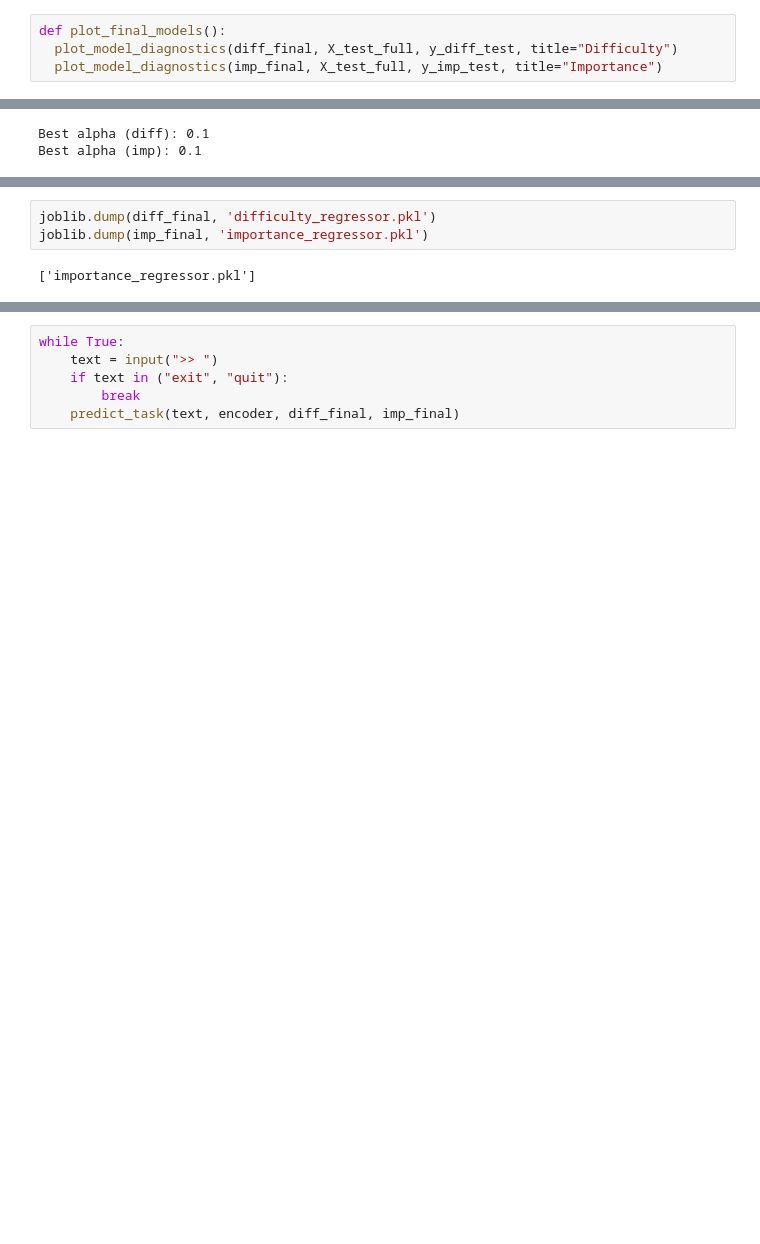
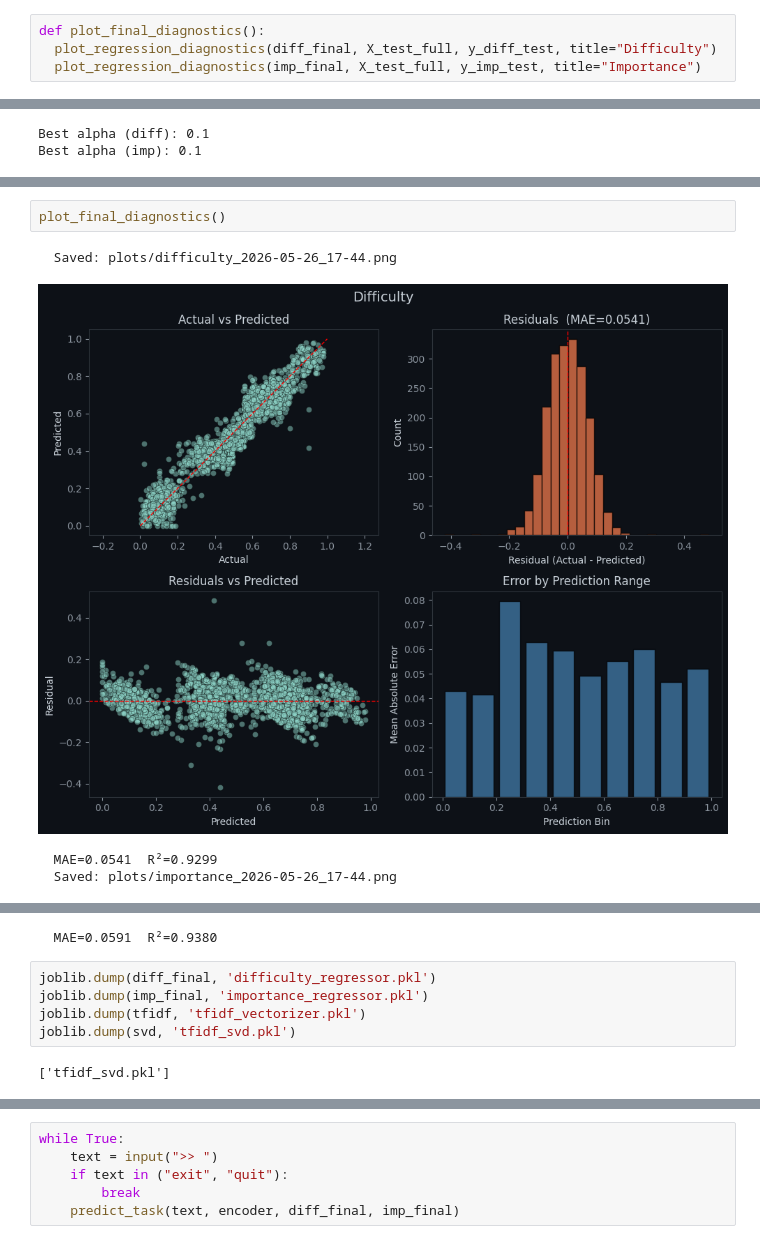
Before and after one commit to Infiteri/VM.AI, a Jupyter notebook: notebooks/VM_AI_Regressor_notebook.ipynb, the cells around one changed output, grey strips where cells are left out. Saved outputs shown, nothing was run; the diff lists cells and outputs as text; blank space fills up the shorter version.

```diff
--- a/notebooks/VM_AI_Regressor_notebook.ipynb
+++ b/notebooks/VM_AI_Regressor_notebook.ipynb
@@ -385,7 +476,7 @@ imp_models = {k: v for k, v in MODELS.items()}
 # %%
-def plot_final_models():
-  plot_model_diagnostics(diff_final, X_test_full, y_diff_test, title="Difficulty")
-  plot_model_diagnostics(imp_final, X_test_full, y_imp_test, title="Importance")
+def plot_final_diagnostics():
+  plot_regression_diagnostics(diff_final, X_test_full, y_diff_test, title="Difficulty")
+  plot_regression_diagnostics(imp_final, X_test_full, y_imp_test, title="Importance")
 # %%
 train_models(diff_models, "difficulty", X_train_full, y_diff_train)
 diff_results = eval_models(diff_models, "difficulty", X_test_full, y_diff_test)
@@ -504,0 +587,7 @@ plot_final_models()
+# %%
+plot_final_diagnostics()
+# %% [output]
+  Saved: plots/difficulty_2026-05-26_17-44.png
+[figure, added]
+  MAE=0.0541  R²=0.9299
+  Saved: plots/importance_2026-05-26_17-44.png
@@ -505,6 +595,9 @@ plot_final_models()
+  MAE=0.0591  R²=0.9380
 # %%
 joblib.dump(diff_final, 'difficulty_regressor.pkl')
 joblib.dump(imp_final, 'importance_regressor.pkl')
+joblib.dump(tfidf, 'tfidf_vectorizer.pkl')
+joblib.dump(svd, 'tfidf_svd.pkl')
 # %% [output]
-['importance_regressor.pkl']
+['tfidf_svd.pkl']
 # %%
```
Also changed, not shown: parts of 21 cells of this notebook, 7 other files.
